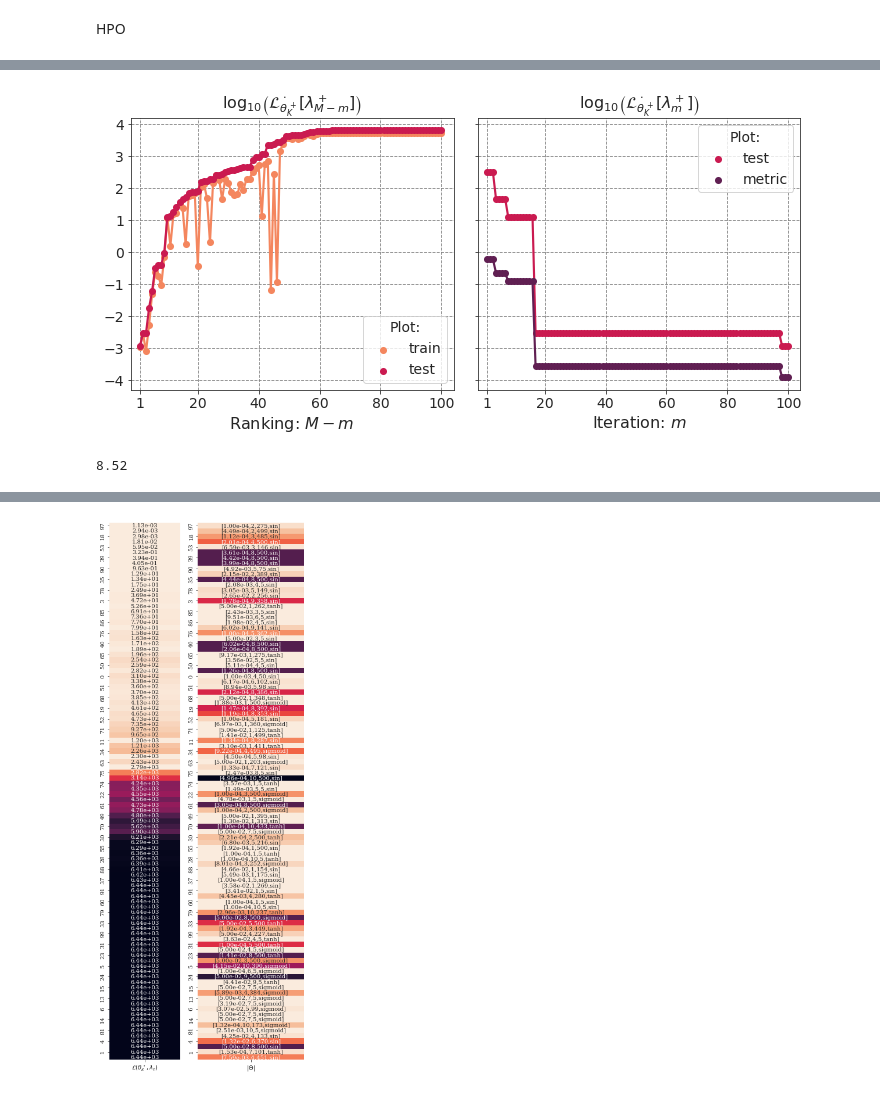
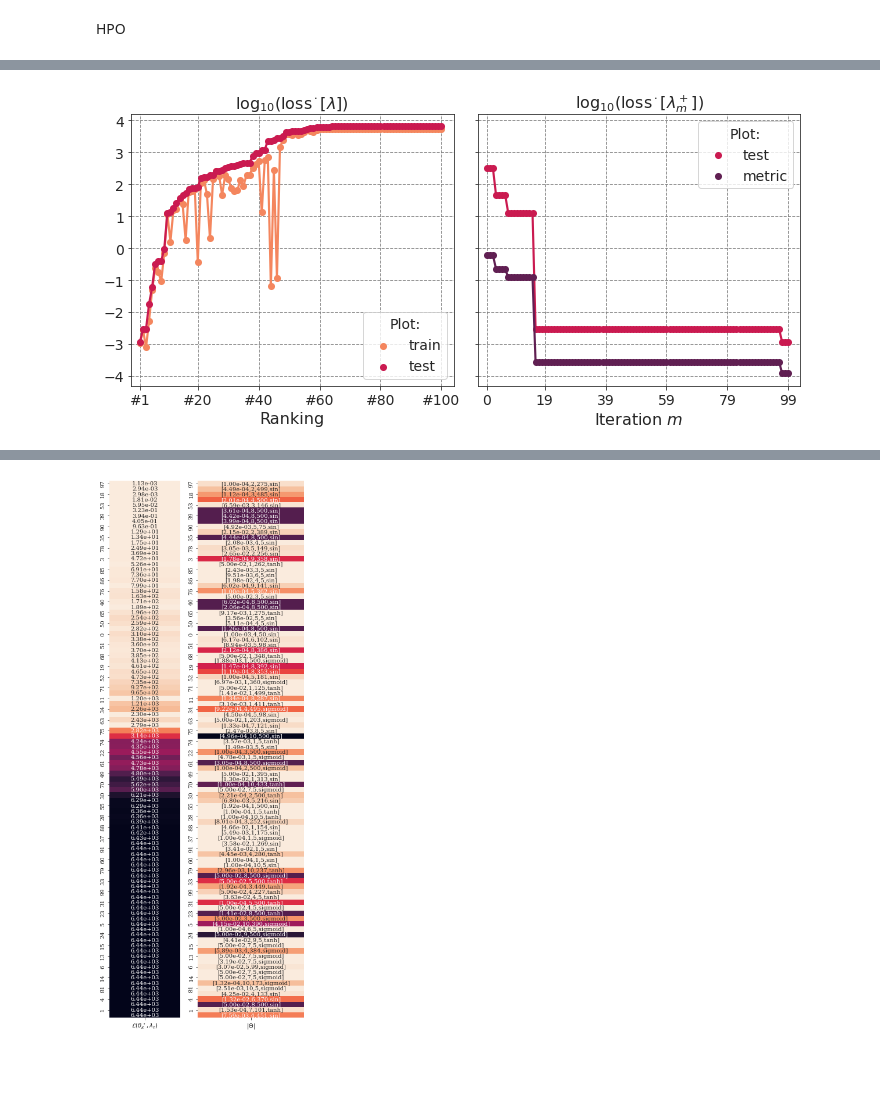
Before and after one commit to pescap/HPOMax, a Jupyter notebook: HPO-PINNs/Dirichlet/HPO-2D.ipynb, the cells around one changed output, grey strips where cells are left out. Saved outputs shown, nothing was run; the diff lists cells and outputs as text; code cells hidden in the pictures; blank space fills up the shorter version.

```diff
--- a/HPO-PINNs/Dirichlet/HPO-2D.ipynb
+++ b/HPO-PINNs/Dirichlet/HPO-2D.ipynb
@@ -150,15 +153,17 @@ fig, (ax1, ax2) = plt.subplots(1,2 , sharey=True, figsize= (12, 5))
 g = sns.pointplot(data = melt, x = 'local_index',
                  palette = sns.color_palette('rocket_r', n_colors=3),
                  y = 'value',
-                 scale = .8, s = 80, lw = 2,
+                 scale = .8,#, s = 80, lw = 2,
                  hue='variable',
                  ax = ax1)
 
 #ax.set_xlabel(r'$\lambda_{M-m}^+$ Ranking')
-ax1.set_title(r'$\log_{10}\left(\mathcal{L}^\cdot_{\theta_K^+}[\lambda_{M-m}^+]\right)$', fontsize=16)
+#ax1.set_title(r'$\log_{10}\left(\mathcal{L}^\cdot_{\theta_K^+}[\lambda_{M-m}^+]\right)$', fontsize=16)
+
+ax1.set_title(r'$\log_{10}($loss$^\cdot[\lambda])$', fontsize=16)
 
 ax1.set_ylabel(r'')
-ax1.set_xlabel(r'Ranking: $M-m$', fontsize=16)
+ax1.set_xlabel(r'Ranking', fontsize=16)
 
 xticks = np.array([0, 19, 39, 59, 79, 99])
 ax1.grid()
@@ -166,7 +171,9 @@ ax1.set_xlim(-3,103)
 labels = ax1.get_xticklabels() # get x labels
 
 ax1.set_xticks(xticks)
-ax1.set_xticklabels((xticks + 1).astype(str), fontsize= 14)
+a = (xticks + 1).astype(str)
+b = ['#' + s for s in list(a)]
+ax1.set_xticklabels(b, fontsize= 14)
 #ax1.set_yticklabels(labelsy, fontsize= 14)
 ax1.xaxis.grid(color='gray', linestyle='dashed')
 ax1.yaxis.grid(color='gray', linestyle='dashed')
@@ -185,48 +192,46 @@ melt = df.melt(id_vars =['global_index'], value_vars =  ['log10conv','log10conv_
 g = sns.pointplot(data = melt, x = 'global_index',
                  palette = sns.color_palette('rocket_r', n_colors=3)[1:3],
                  y = 'value',
-                 scale = .8, s = 80, lw = 2,
+                 scale = .8,#, s = 80, lw = 2,
                  hue='variable',
                  ax = ax2)
-ax2.set_xlabel(r'Iteration: $m$', fontsize=16)
-ax2.set_title(r'$\log_{10}\left(\mathcal{L}^\cdot_{\theta_K^+}[\lambda_{m}^+]\right)$', fontsize=16)
+ax2.set_xlabel(r'Iteration $m$', fontsize=16)
+
+ax2.set_title(r'$\log_{10}($loss$^\cdot[\lambda^+_m])$', fontsize=16)
+#ax2.set_title(r'$\log_{10}\left(\mathcal{L}^\cdot_{\theta_K^+}[\lambda_{m}^+]\right)$', fontsize=16)
 ax2.set_ylabel(r'')
 
 xticks = np.array([0, 19, 39, 59, 79, 99])
 
 ax2.grid()
 ax2.set_xlim(-3,103)
 
 labels = ax2.get_xticklabels() # get x labels
 labelsy = ax1.get_yticklabels() # get x labels
 
 ax1.tick_params(axis='both', which='major', labelsize=14)
 
 
 ax2.set_xticks(xticks)
-ax2.set_xticklabels((xticks + 1).astype(str), fontsize=14)
+ax2.set_xticklabels((xticks).astype(str), fontsize=14)
 
 ax2.xaxis.grid(color='gray', linestyle='dashed')
 ax2.yaxis.grid(color='gray', linestyle='dashed')
 #title = ax.get_title()
 
 
 handles, labels = ax2.get_legend_handles_labels()
 
 labels = ['test', 'metric']
 legend = ax2.legend(loc = 'upper right', handles = handles, labels = labels, title = 'Plot:',fontsize =14)
 legend.get_title().set_fontsize('14')
 
 
 plt.subplots_adjust(wspace=0.075, hspace=0.075)
 
 plt.savefig('plots/s01.pdf')
 # %% [output]
-[figure, old version]
+[figure, new version]
-# %%
-0.142 * 60
-# %% [output]
-8.52
 # %%
 from skopt.plots import plot_convergence
 from skopt.plots import plot_objective, plot_evaluations
```
Also changed, not shown: parts of 9 cells of this notebook, 5 other files.
